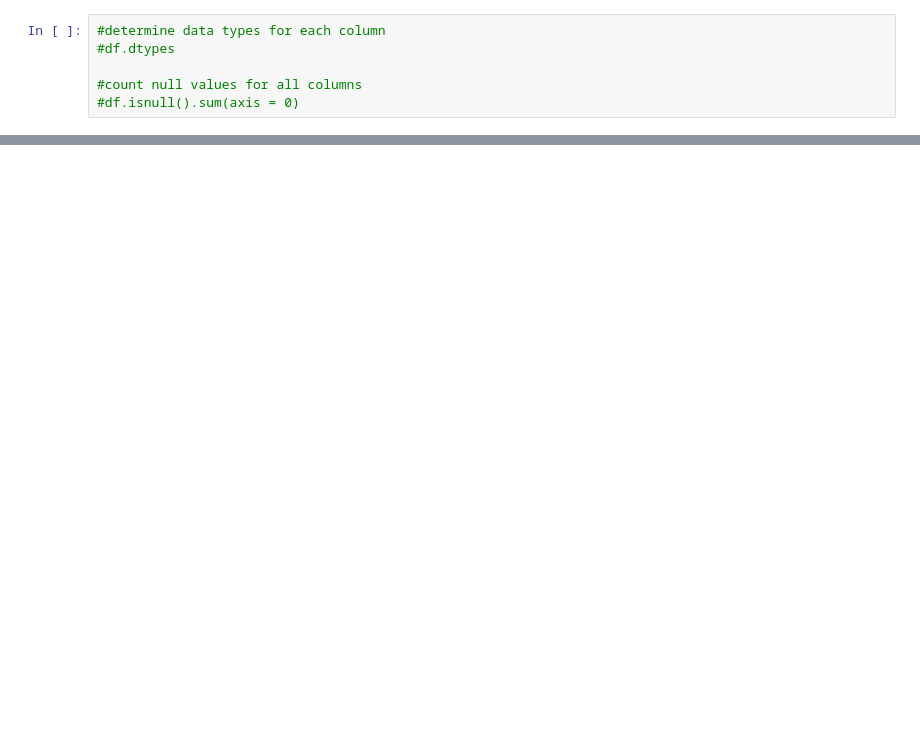
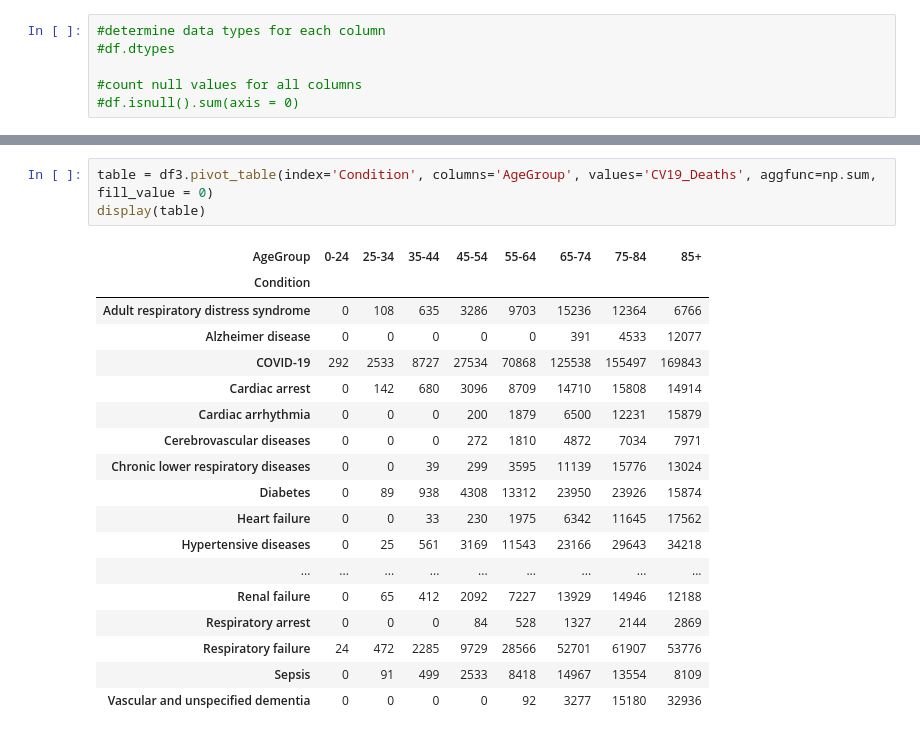
Before and after one commit to JScottLopez/github-ds, a Jupyter notebook: TIM_6500_JSLopez.ipynb, the cells around one changed output, grey strips where cells are left out. Drawn from its saved outputs; the diff is of its cells as text; blank space fills up the shorter version.

```diff
--- a/TIM_6500_JSLopez.ipynb
+++ b/TIM_6500_JSLopez.ipynb
@@ -165,0 +170,22 @@ df.describe(include = 'all')
+# %%
+table = df3.pivot_table(index='Condition', columns='AgeGroup', values='CV19_Deaths', aggfunc=np.sum, fill_value = 0)
+display(table)
+# %% [output]
+| AgeGroup | 0-24 | 25-34 | 35-44 | 45-54 | 55-64 | 65-74 | 75-84 | 85+ |
+| Condition |  |  |  |  |  |  |  |  |
+| Adult respiratory distress syndrome | 0 | 108 | 635 | 3286 | 9703 | 15236 | 12364 | 6766 |
+| Alzheimer disease | 0 | 0 | 0 | 0 | 0 | 391 | 4533 | 12077 |
+| COVID-19 | 292 | 2533 | 8727 | 27534 | 70868 | 125538 | 155497 | 169843 |
+| Cardiac arrest | 0 | 142 | 680 | 3096 | 8709 | 14710 | 15808 | 14914 |
+| Cardiac arrhythmia | 0 | 0 | 0 | 200 | 1879 | 6500 | 12231 | 15879 |
+| Cerebrovascular diseases | 0 | 0 | 0 | 272 | 1810 | 4872 | 7034 | 7971 |
+| Chronic lower respiratory diseases | 0 | 0 | 39 | 299 | 3595 | 11139 | 15776 | 13024 |
+| Diabetes | 0 | 89 | 938 | 4308 | 13312 | 23950 | 23926 | 15874 |
+| Heart failure | 0 | 0 | 33 | 230 | 1975 | 6342 | 11645 | 17562 |
+| Hypertensive diseases | 0 | 25 | 561 | 3169 | 11543 | 23166 | 29643 | 34218 |
+| ... | ... | ... | ... | ... | ... | ... | ... | ... |
+| Renal failure | 0 | 65 | 412 | 2092 | 7227 | 13929 | 14946 | 12188 |
+| Respiratory arrest | 0 | 0 | 0 | 84 | 528 | 1327 | 2144 | 2869 |
+| Respiratory failure | 24 | 472 | 2285 | 9729 | 28566 | 52701 | 61907 | 53776 |
+| Sepsis | 0 | 91 | 499 | 2533 | 8418 | 14967 | 13554 | 8109 |
+| Vascular and unspecified dementia | 0 | 0 | 0 | 0 | 92 | 3277 | 15180 | 32936 |
```
Also changed, not shown: parts of 10 cells of this notebook.
